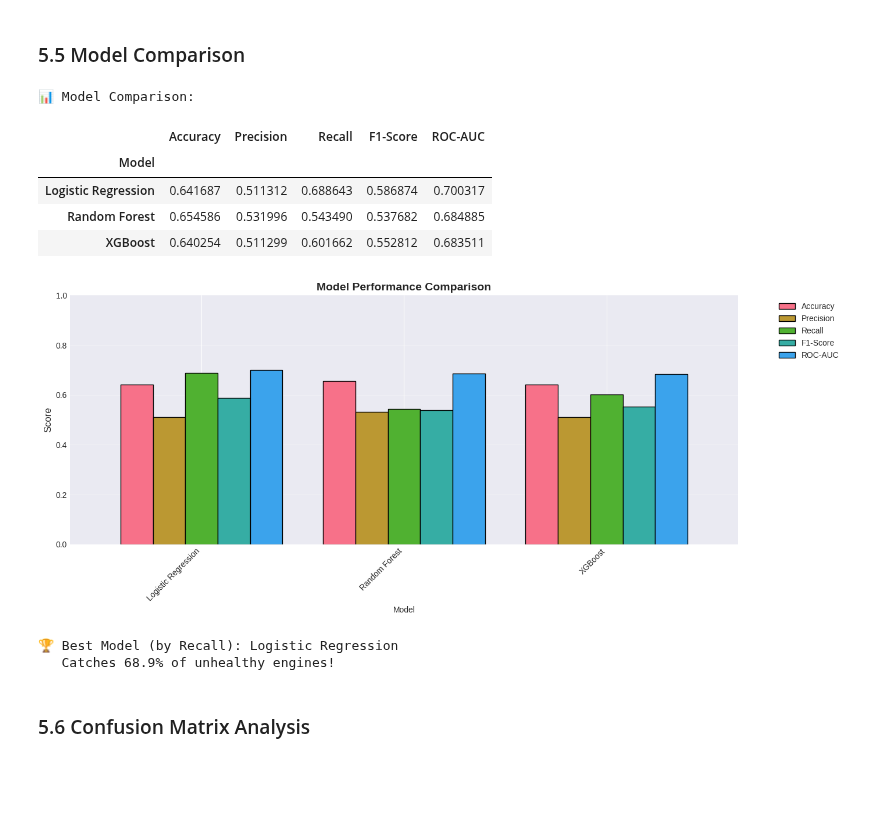
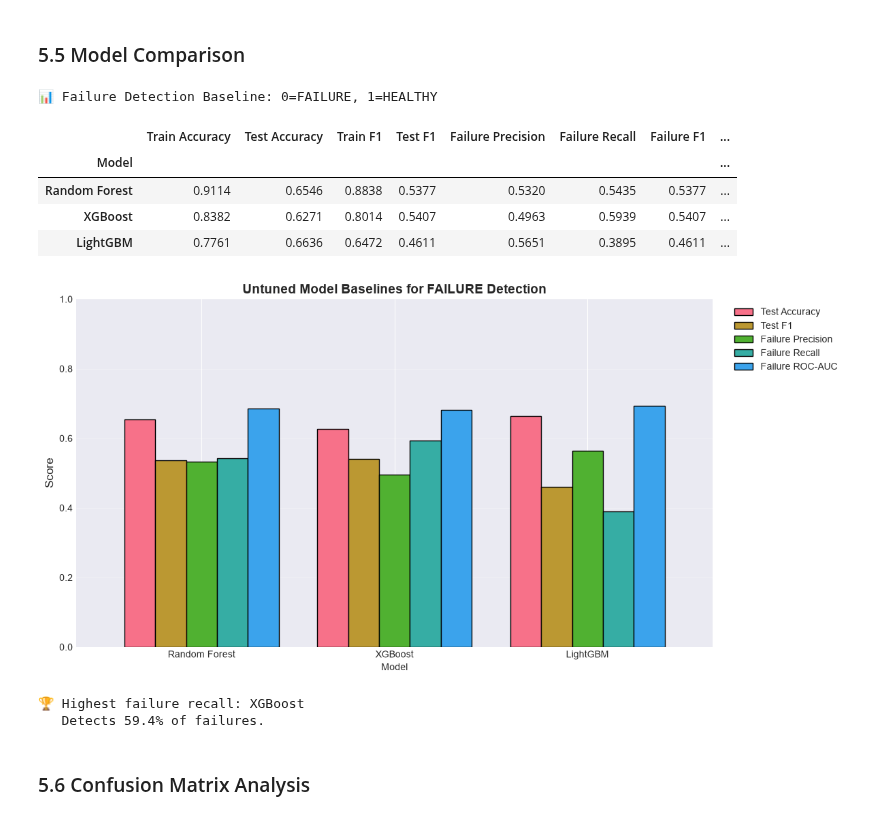
Before and after one commit to tanushreenerella/AI-Predictive-Vehicle-Maintenance, a Jupyter notebook: engine-health-prediction-69-failure-detection.ipynb, the cells around one changed output. Cells and saved outputs as stored; diff of their text form; code cells hidden in the pictures; blank space fills up the shorter version.

```diff
--- a/engine-health-prediction-69-failure-detection.ipynb
+++ b/engine-health-prediction-69-failure-detection.ipynb
@@ -104,8 +92,8 @@ print('✅ Libraries imported successfully')
 # %% [output]
 ✅ Libraries imported successfully
 # %%
-# Load dataset
-df = pd.read_csv('/kaggle/input/automotive-vehicles-engine-health-dataset/engine_data.csv')
+# Load the repository's copy of the same engine-health dataset
+df = pd.read_csv('data/raw/engine_data.csv')
 
 print('\n📊 Dataset loaded successfully!')
 print(f'Shape: {df.shape[0]:,} rows × {df.shape[1]} columns')
@@ -661,0 +618,10 @@ for key, value in xgb_metrics.items():
+# %%
+lgbm_model = LGBMClassifier(random_state=42, n_jobs=-1, verbosity=-1)
+lgbm_metrics, lgbm_model, lgbm_pred, lgbm_proba = evaluate_model(
+    lgbm_model, X_train_eng, X_test_eng, y_train, y_test, 'LightGBM'
+)
+
+print('\n💡 LightGBM (default settings):')
+for key, value in lgbm_metrics.items():
+    if key != 'Model':
+        print(f'   {key}: {value:.4f}')
@@ -662,38 +638,43 @@ for key, value in xgb_metrics.items():
 # %% [markdown]
 ### 5.5 Model Comparison
 # %%
-# Compile results
-results_df = pd.DataFrame([lr_metrics, rf_metrics, xgb_metrics])
-results_df = results_df.set_index('Model')
+results_df = pd.DataFrame([rf_metrics, xgb_metrics, lgbm_metrics]).set_index('Model')
+reported_metrics = [
+    'Train Accuracy', 'Test Accuracy', 'Train F1', 'Test F1',
+    'Failure Precision', 'Failure Recall', 'Failure F1', 'Failure ROC-AUC'
+]
 
-print("\n📊 Model Comparison:")
-display(results_df)
+print('\n📊 Failure Detection Baseline: 0=FAILURE, 1=HEALTHY')
+display(results_df[reported_metrics].round(4))
 
-# Visualize
-fig, ax = plt.subplots(figsize=(14, 6))
-results_df.plot(kind='bar', ax=ax, width=0.8, edgecolor='black')
-ax.set_title('Model Performance Comparison', fontsize=14, fontweight='bold')
+plot_metrics = [
+    'Test Accuracy', 'Test F1', 'Failure Precision',
+    'Failure Recall', 'Failure ROC-AUC'
+]
+fig, ax = plt.subplots(figsize=(12, 6))
+results_df[plot_metrics].plot(kind='bar', ax=ax, width=0.8, edgecolor='black')
+ax.set_title('Untuned Model Baselines for FAILURE Detection', fontsize=14, fontweight='bold')
 ax.set_ylabel('Score', fontsize=12)
-ax.set_xticklabels(results_df.index, rotation=45, ha='right')
-ax.legend(bbox_to_anchor=(1.05, 1), loc='upper left')
+ax.set_xticklabels(results_df.index, rotation=0)
+ax.legend(bbox_to_anchor=(1.02, 1), loc='upper left')
 ax.grid(axis='y', alpha=0.3)
 ax.set_ylim([0, 1.0])
 plt.tight_layout()
 plt.show()
 
-best_model_name = results_df['Recall'].idxmax()
-print(f"\n🏆 Best Model (by Recall): {best_model_name}")
-print(f"   Catches {results_df.loc[best_model_name, 'Recall']*100:.1f}% of unhealthy engines!")
+best_model_name = results_df['Failure Recall'].idxmax()
+print(f'\n🏆 Highest failure recall: {best_model_name}')
+print(f"   Detects {results_df.loc[best_model_name, 'Failure Recall'] * 100:.1f}% of failures.")
 # %% [output]
-📊 Model Comparison:
+📊 Failure Detection Baseline: 0=FAILURE, 1=HEALTHY
-|  | Accuracy | Precision | Recall | F1-Score | ROC-AUC |
-| Model |  |  |  |  |  |
-| Logistic Regression | 0.641687 | 0.511312 | 0.688643 | 0.586874 | 0.700317 |
-| Random Forest | 0.654586 | 0.531996 | 0.543490 | 0.537682 | 0.684885 |
-| XGBoost | 0.640254 | 0.511299 | 0.601662 | 0.552812 | 0.683511 |
+|  | Train Accuracy | Test Accuracy | Train F1 | Test F1 | Failure Precision | Failure Recall | Failure F1 | ... |
+| Model |  |  |  |  |  |  |  | ... |
+| Random Forest | 0.9114 | 0.6546 | 0.8838 | 0.5377 | 0.5320 | 0.5435 | 0.5377 | ... |
+| XGBoost | 0.8382 | 0.6271 | 0.8014 | 0.5407 | 0.4963 | 0.5939 | 0.5407 | ... |
+| LightGBM | 0.7761 | 0.6636 | 0.6472 | 0.4611 | 0.5651 | 0.3895 | 0.4611 | ... |
-[figure, old version]
+[figure, new version]
-🏆 Best Model (by Recall): Logistic Regression
-   Catches 68.9% of unhealthy engines!
+🏆 Highest failure recall: XGBoost
+   Detects 59.4% of failures.
 # %% [markdown]
 ### 5.6 Confusion Matrix Analysis
 # %%
```
Also changed, not shown: parts of 18 cells of this notebook, 46 other files.
